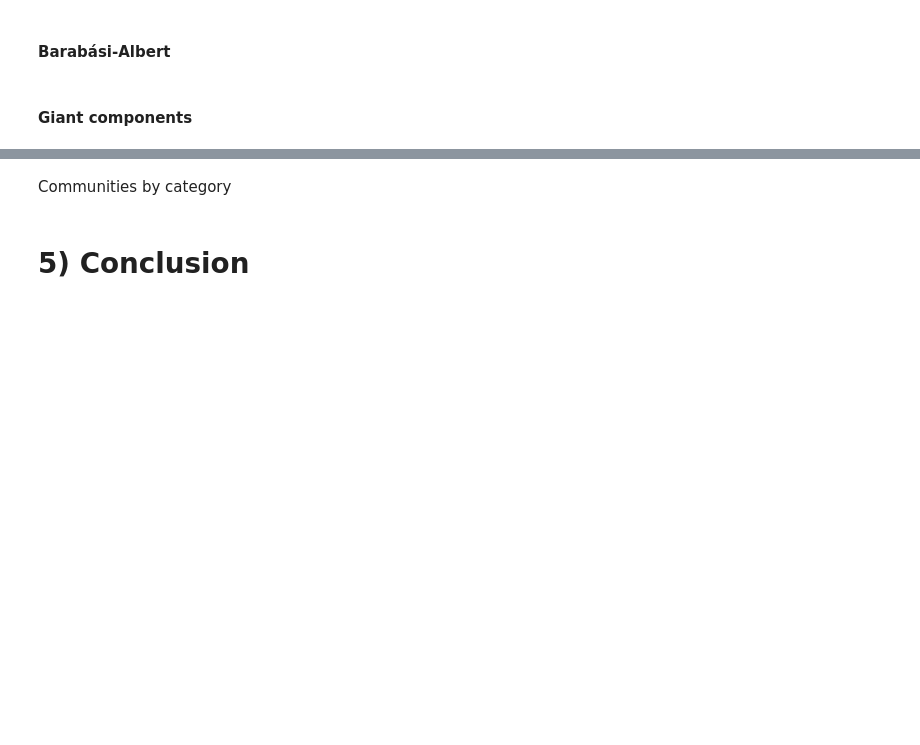
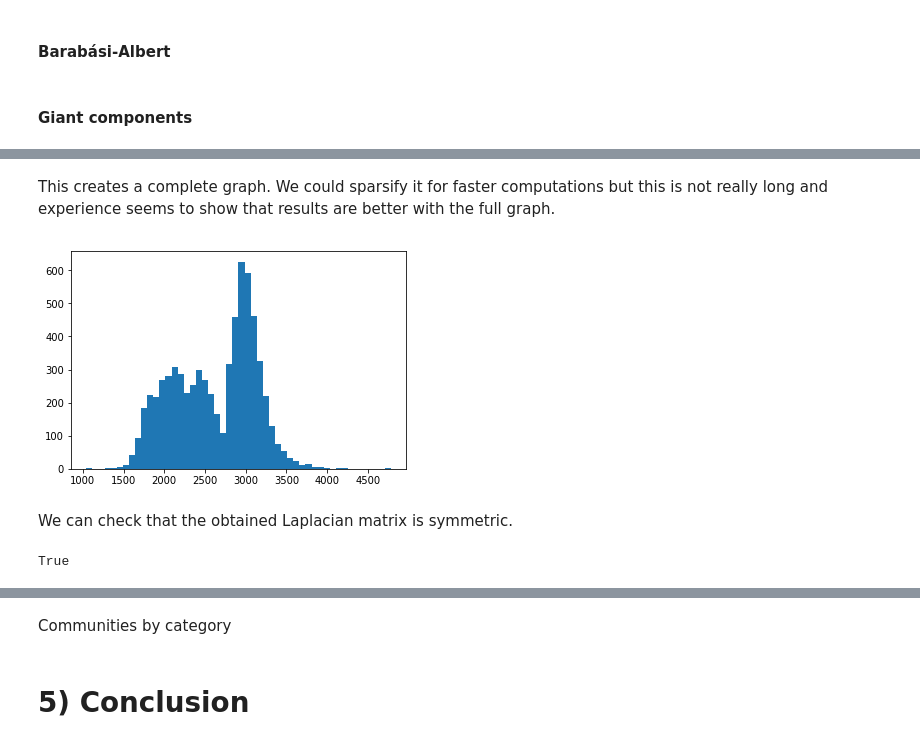
Before and after one commit to armand33/wikipedia_graph, a Jupyter notebook: ntds_project.ipynb, the cells around one changed output, grey strips where cells are left out. Saved outputs shown, nothing was run; the diff lists cells and outputs as text; code cells hidden in the pictures; blank space fills up the shorter version.

```diff
--- a/ntds_project.ipynb
+++ b/ntds_project.ipynb
@@ -208,11 +205,13 @@ As this computation is quite long ($\sim$ 3 hours), we dumped the resulting dict
 p = load_obj('shortest_paths')
 # %% [markdown]
 Now the computation of the diameter results in finding the largest distance in the above dictionnary. Let's turn the dictionnary into a numpy array that is faster to manipulate.
+# %%
+nodes = list(network.keys())
 # %%
-distances = np.zeros(shape=(len(network), len(network)))
-for i, title in enumerate(p.keys()):
-    for j, title_bis in enumerate(p[title].keys()):
-        distances[i, j] = p[title][title_bis]
+distances = np.zeros(shape=(len(nodes), len(nodes)))
+for i in range(len(nodes)):
+    for j in range(len(nodes)):
+        distances[i, j] = p[nodes[i]][nodes[j]]
 # %% [markdown]
 NB: The above computation cannot be vectorized are we are getting data from a dictionnary.
 # %%
@@ -395,0 +430,13 @@ partition = community.best_partition(G)
+# %%
+kernel_width = distances.mean()
+weights = np.exp(-np.square(distances)/kernel_width**2)
+
+np.fill_diagonal(weights, 0)
+# %% [markdown]
+This creates a complete graph. We could sparsify it for faster computations but this is not really long and experience seems to show that results are better with the full graph.
+# %%
+degrees = np.sum(weights, axis=0)
+
+plt.hist(degrees, bins=50);
+# %% [output]
+[figure, added]
@@ -395,0 +445,7 @@ partition = community.best_partition(G)
+# %% [markdown]
+We can check that the obtained Laplacian matrix is symmetric.
+# %%
+tol = 1e-8
+np.allclose(laplacian, laplacian.T, atol=tol)
+# %% [output]
+True
```
Also changed, not shown: parts of 100 cells of this notebook, 2 other files.
